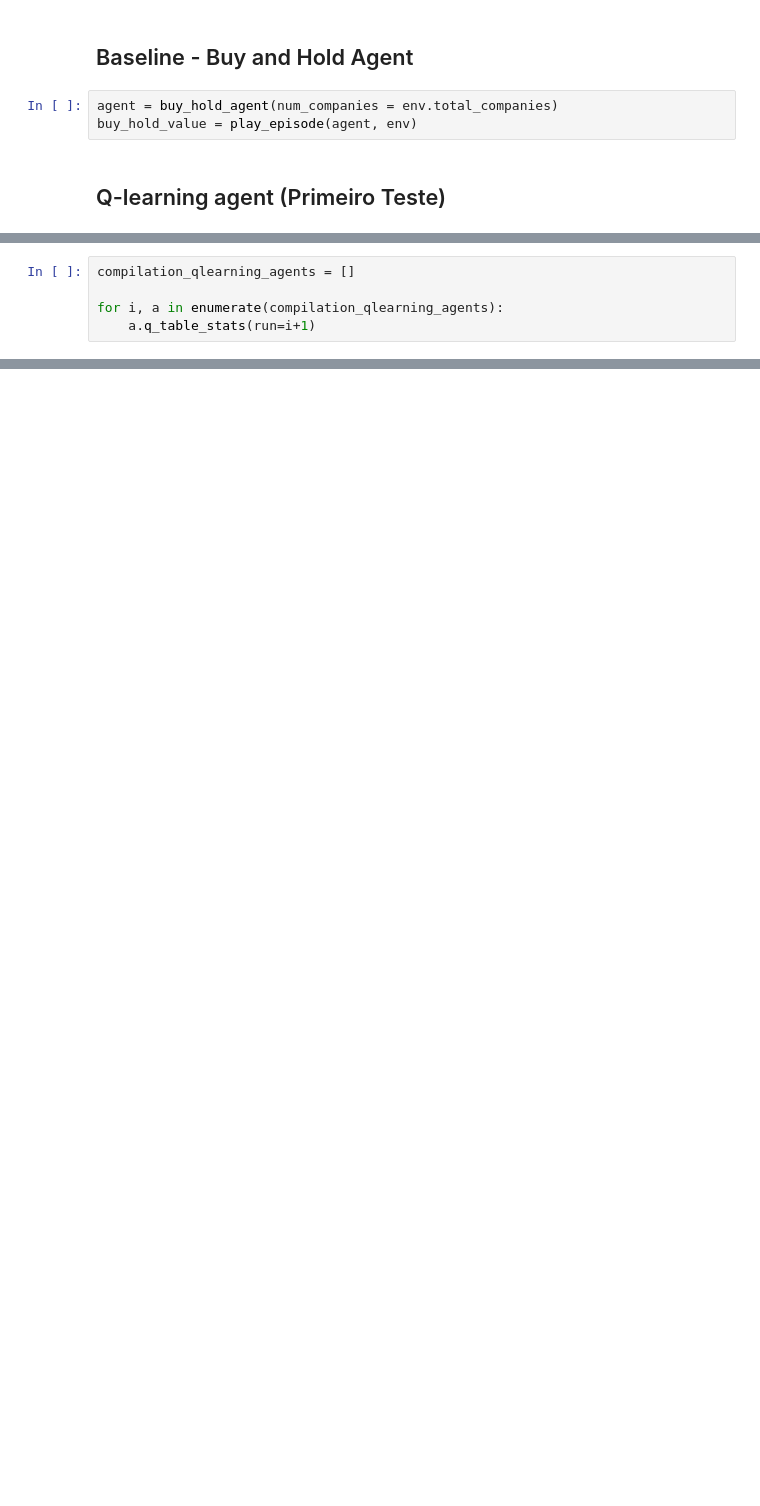
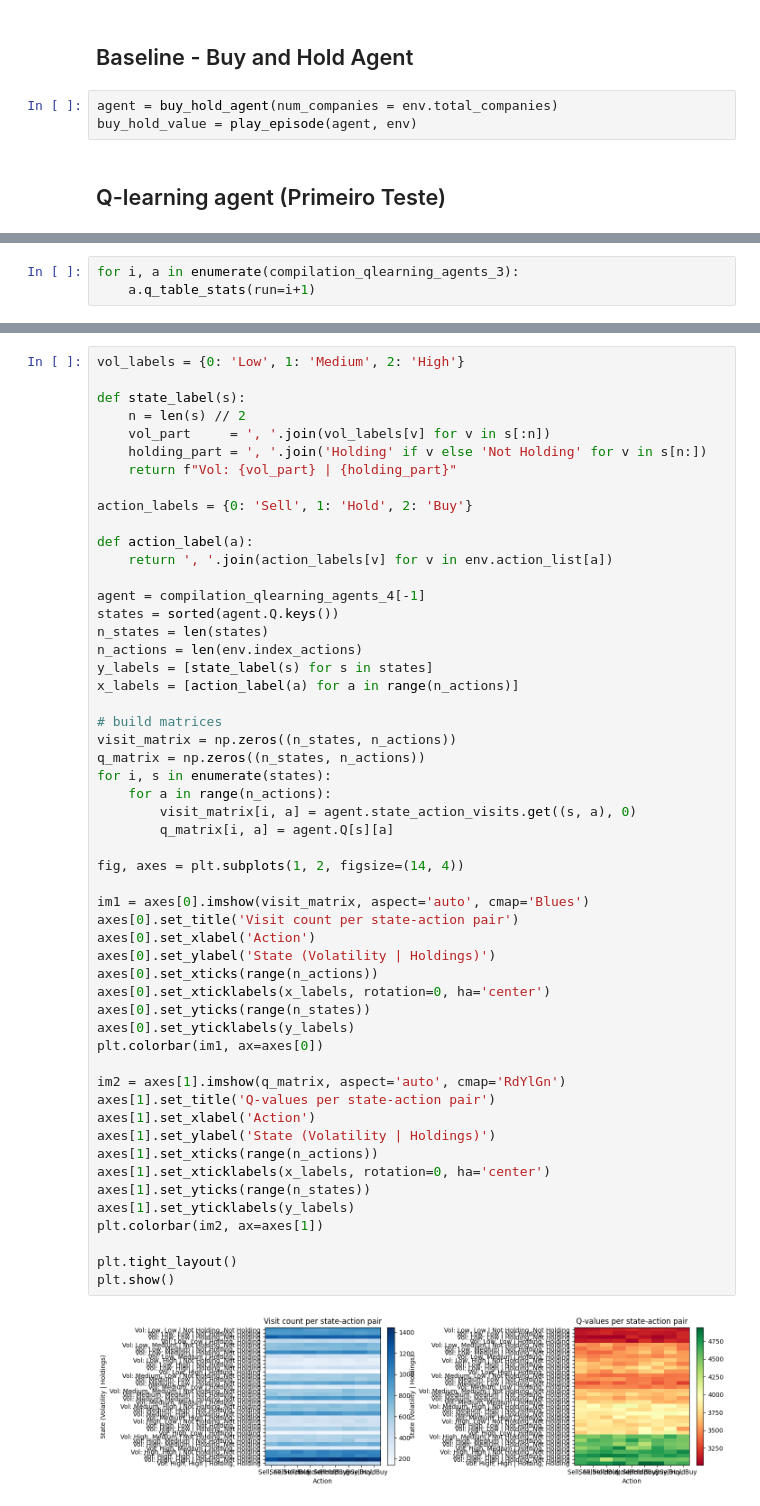
Before and after one commit to luisparadinha/pg_rl_trading_bot, a Jupyter notebook: Market_e_Projecto.ipynb, the cells around one changed output, grey strips where cells are left out. Saved outputs shown, nothing was run; the diff lists cells and outputs as text; blank space fills up the shorter version.

```diff
--- a/Market_e_Projecto.ipynb
+++ b/Market_e_Projecto.ipynb
@@ -450,5 +1194,3 @@ Percentage of state-action pairs visited: 33.33%
 # %%
-compilation_qlearning_agents = []
-
-for i, a in enumerate(compilation_qlearning_agents):
+for i, a in enumerate(compilation_qlearning_agents_3):
     a.q_table_stats(run=i+1)
@@ -492,0 +1295,55 @@ for seed in range(n_runs):
+# %%
+vol_labels = {0: 'Low', 1: 'Medium', 2: 'High'}
+
+def state_label(s):
+    n = len(s) // 2
+    vol_part     = ', '.join(vol_labels[v] for v in s[:n])
+    holding_part = ', '.join('Holding' if v else 'Not Holding' for v in s[n:])
+    return f"Vol: {vol_part} | {holding_part}"
+
+action_labels = {0: 'Sell', 1: 'Hold', 2: 'Buy'}
+
+def action_label(a):
+    return ', '.join(action_labels[v] for v in env.action_list[a])
+
+agent = compilation_qlearning_agents_4[-1]
+states = sorted(agent.Q.keys())
+n_states = len(states)
+n_actions = len(env.index_actions)
+y_labels = [state_label(s) for s in states]
+x_labels = [action_label(a) for a in range(n_actions)]
+
+# build matrices
+visit_matrix = np.zeros((n_states, n_actions))
+q_matrix = np.zeros((n_states, n_actions))
+for i, s in enumerate(states):
+    for a in range(n_actions):
+        visit_matrix[i, a] = agent.state_action_visits.get((s, a), 0)
+        q_matrix[i, a] = agent.Q[s][a]
+
+fig, axes = plt.subplots(1, 2, figsize=(14, 4))
+
+im1 = axes[0].imshow(visit_matrix, aspect='auto', cmap='Blues')
+axes[0].set_title('Visit count per state-action pair')
+axes[0].set_xlabel('Action')
+axes[0].set_ylabel('State (Volatility | Holdings)')
+axes[0].set_xticks(range(n_actions))
+axes[0].set_xticklabels(x_labels, rotation=0, ha='center')
+axes[0].set_yticks(range(n_states))
+axes[0].set_yticklabels(y_labels)
+plt.colorbar(im1, ax=axes[0])
+
+im2 = axes[1].imshow(q_matrix, aspect='auto', cmap='RdYlGn')
+axes[1].set_title('Q-values per state-action pair')
+axes[1].set_xlabel('Action')
+axes[1].set_ylabel('State (Volatility | Holdings)')
+axes[1].set_xticks(range(n_actions))
+axes[1].set_xticklabels(x_labels, rotation=0, ha='center')
+axes[1].set_yticks(range(n_states))
+axes[1].set_yticklabels(y_labels)
+plt.colorbar(im2, ax=axes[1])
+
+plt.tight_layout()
+plt.show()
+# %% [output]
+[figure, added]
```
Also changed, not shown: parts of 64 cells of this notebook, 8 other files.
